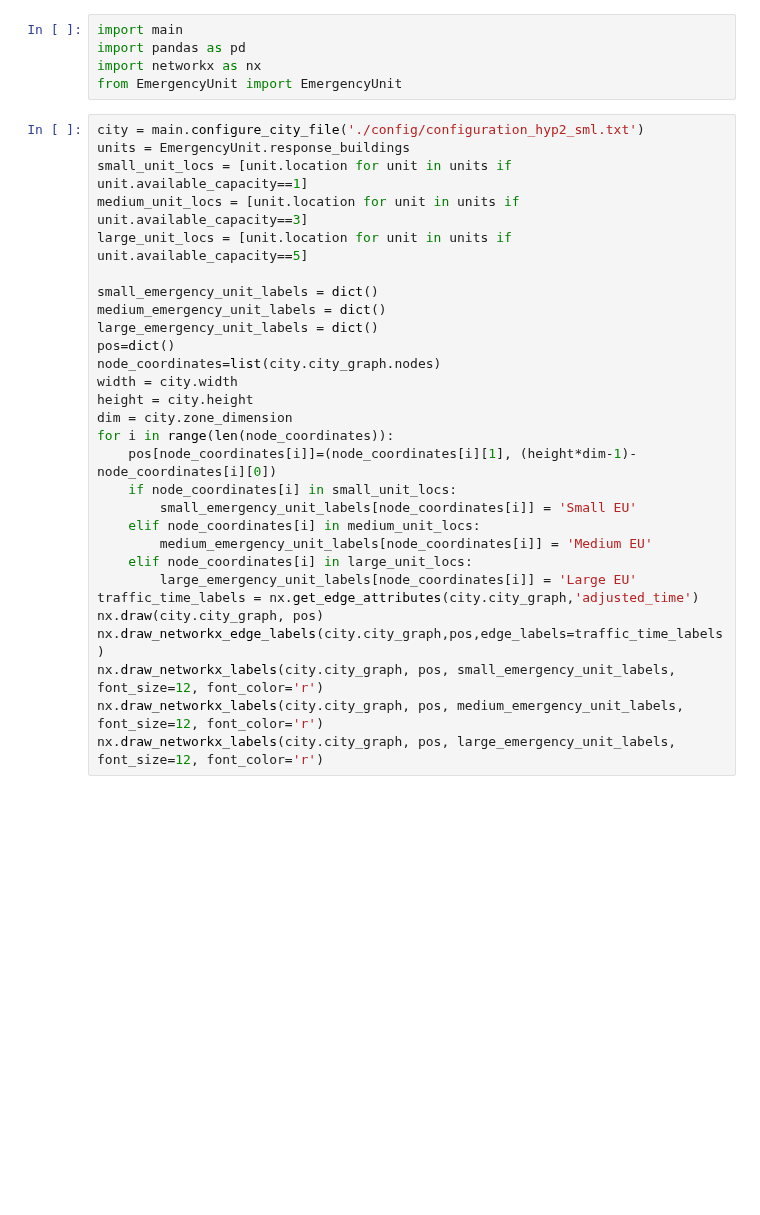
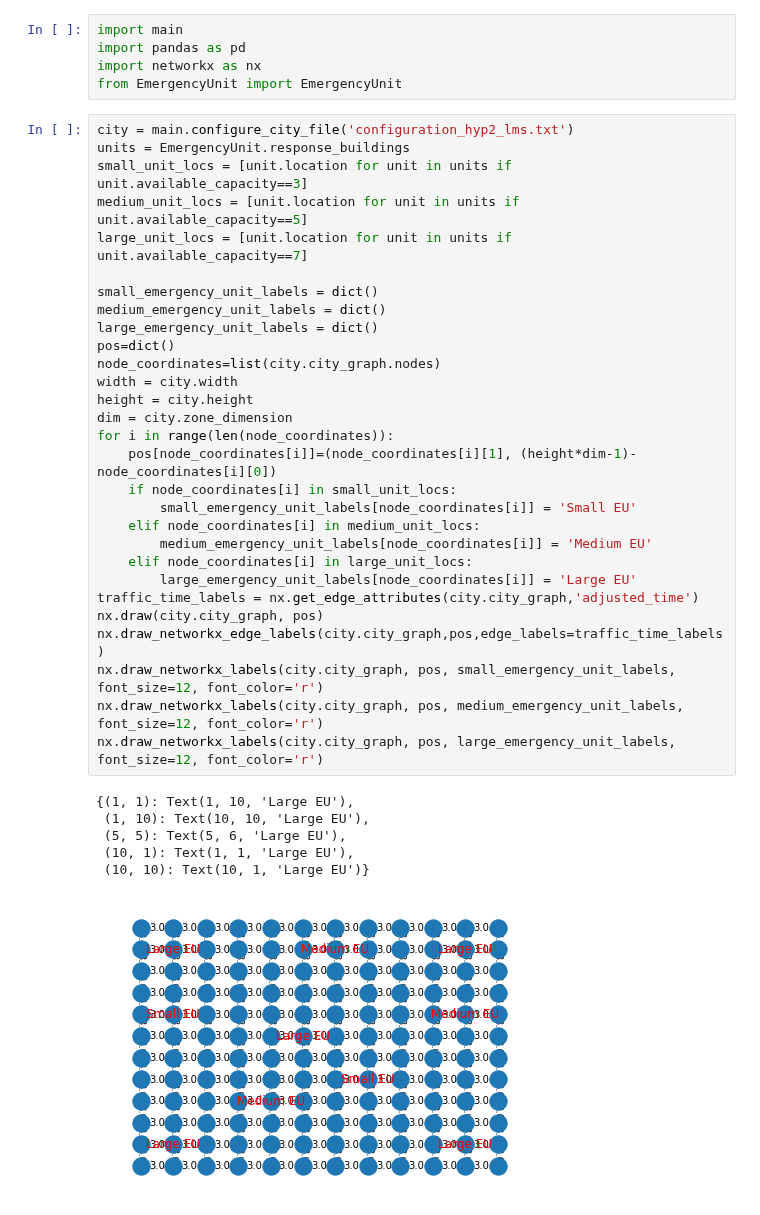
Before and after one commit to Praetor07/CityPlanner_MonteCarlo-Sim, a Jupyter notebook: Hypothesis 2.ipynb, the cells around one changed output. Cells and saved outputs as stored; diff of their text form; blank space fills up the shorter version.

Commit message:
Changed Jupyter notebook as per modified in main

```diff
--- a/Hypothesis 2.ipynb
+++ b/Hypothesis 2.ipynb
@@ -4,32 +4,39 @@ import pandas as pd
 import networkx as nx
 from EmergencyUnit import EmergencyUnit
 # %%
-city = main.configure_city_file('./config/configuration_hyp2_sml.txt')
+city = main.configure_city_file('configuration_hyp2_lms.txt')
 units = EmergencyUnit.response_buildings
-small_unit_locs = [unit.location for unit in units if unit.available_capacity==1]
-medium_unit_locs = [unit.location for unit in units if unit.available_capacity==3]
-large_unit_locs = [unit.location for unit in units if unit.available_capacity==5]
+small_unit_locs = [unit.location for unit in units if unit.available_capacity==3]
+medium_unit_locs = [unit.location for unit in units if unit.available_capacity==5]
+large_unit_locs = [unit.location for unit in units if unit.available_capacity==7]
 
 small_emergency_unit_labels = dict()
 medium_emergency_unit_labels = dict()
 large_emergency_unit_labels = dict()
 pos=dict()
 node_coordinates=list(city.city_graph.nodes)
 width = city.width
 height = city.height
 dim = city.zone_dimension
 for i in range(len(node_coordinates)):
     pos[node_coordinates[i]]=(node_coordinates[i][1], (height*dim-1)-node_coordinates[i][0])
     if node_coordinates[i] in small_unit_locs:
         small_emergency_unit_labels[node_coordinates[i]] = 'Small EU'
     elif node_coordinates[i] in medium_unit_locs:
         medium_emergency_unit_labels[node_coordinates[i]] = 'Medium EU'
     elif node_coordinates[i] in large_unit_locs:
         large_emergency_unit_labels[node_coordinates[i]] = 'Large EU'
 traffic_time_labels = nx.get_edge_attributes(city.city_graph,'adjusted_time')
 nx.draw(city.city_graph, pos)
 nx.draw_networkx_edge_labels(city.city_graph,pos,edge_labels=traffic_time_labels)
 nx.draw_networkx_labels(city.city_graph, pos, small_emergency_unit_labels, font_size=12, font_color='r')
 nx.draw_networkx_labels(city.city_graph, pos, medium_emergency_unit_labels, font_size=12, font_color='r')
 nx.draw_networkx_labels(city.city_graph, pos, large_emergency_unit_labels, font_size=12, font_color='r')
+# %% [output]
+{(1, 1): Text(1, 10, 'Large EU'),
+ (1, 10): Text(10, 10, 'Large EU'),
+ (5, 5): Text(5, 6, 'Large EU'),
+ (10, 1): Text(1, 1, 'Large EU'),
+ (10, 10): Text(10, 1, 'Large EU')}
+[figure, added]
 # %%
```
Also changed, not shown: parts of 3 cells of this notebook, 1 other file.
